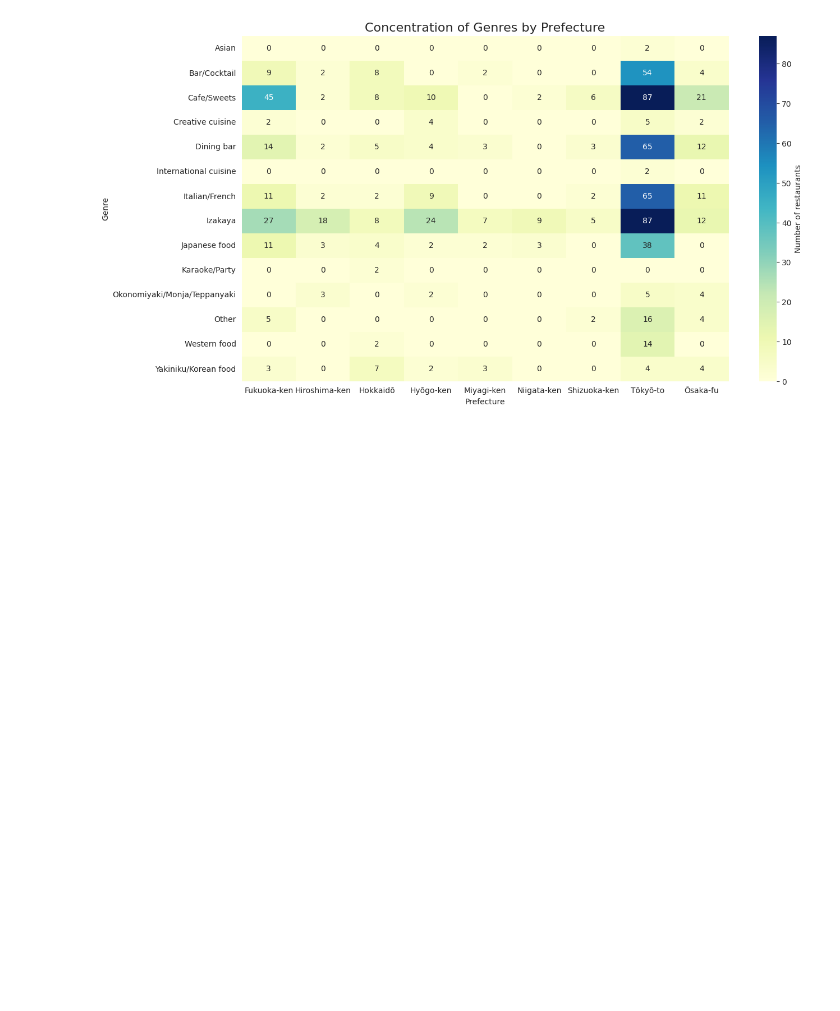
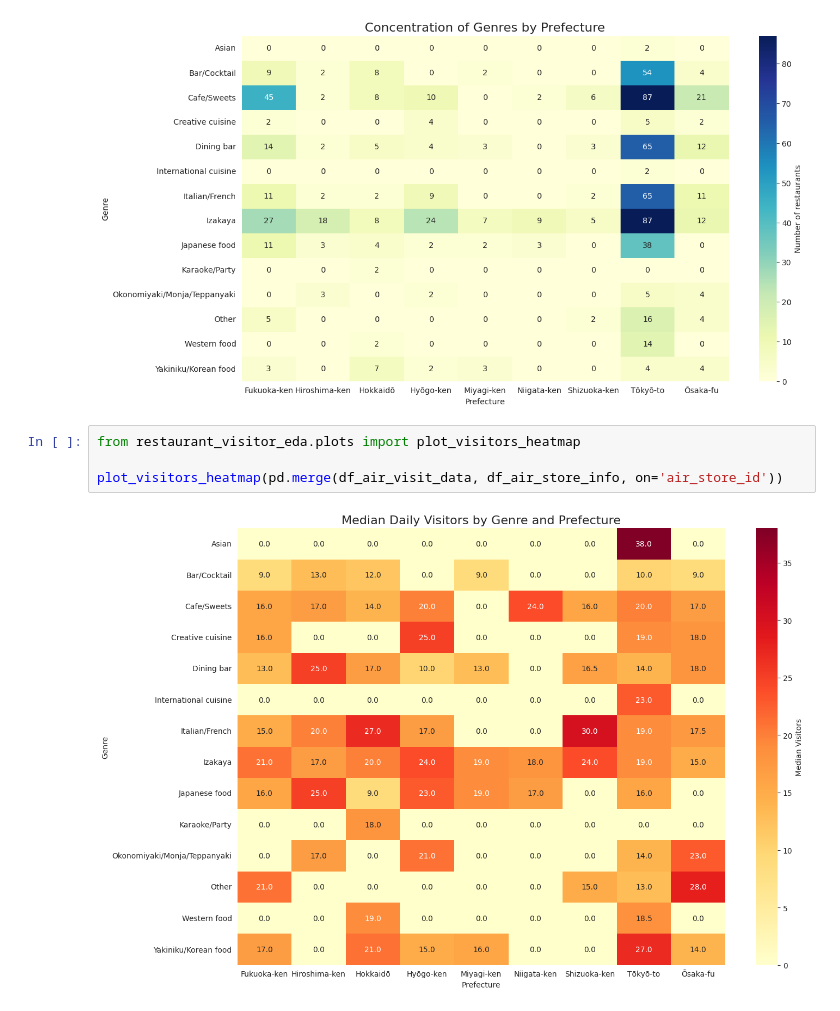
Before and after one commit to alxdrzd/restaurant-visitor-eda, a Jupyter notebook: notebooks/01_eda.ipynb, the cells around one changed output. Cells and saved outputs as stored; diff of their text form; blank space fills up the shorter version.

```diff
--- a/notebooks/01_eda.ipynb
+++ b/notebooks/01_eda.ipynb
@@ -198,3 +222,9 @@ from restaurant_visitor_eda.plots import plot_genre_prefecture_heatmap
 plot_genre_prefecture_heatmap(df=df_air_store_info)
 # %% [output]
 [figure]
+# %%
+from restaurant_visitor_eda.plots import plot_visitors_heatmap
+
+plot_visitors_heatmap(pd.merge(df_air_visit_data, df_air_store_info, on='air_store_id'))
+# %% [output]
+[figure, added]
```
Also changed, not shown: parts of 6 cells of this notebook, 1 other file.
